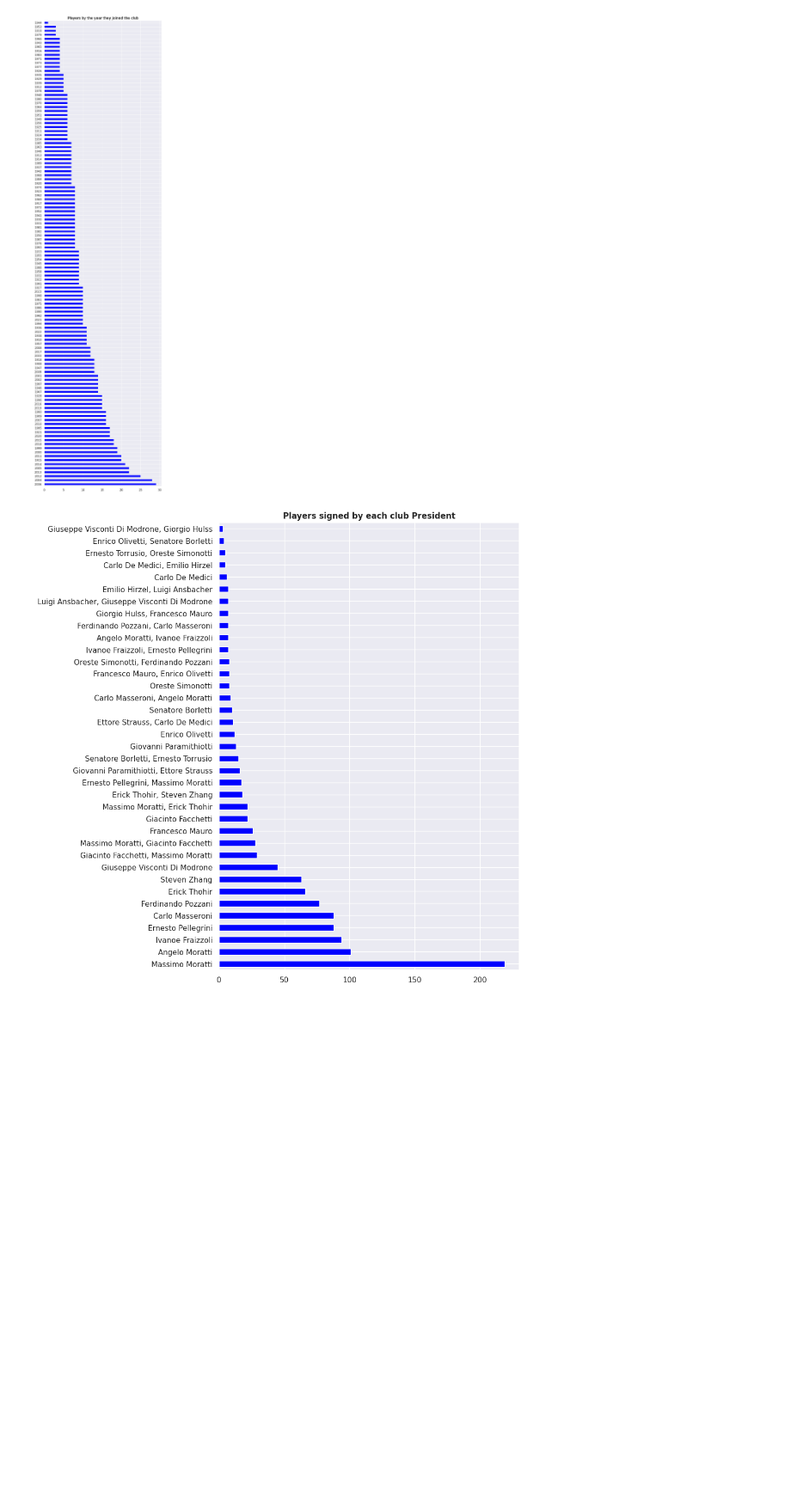
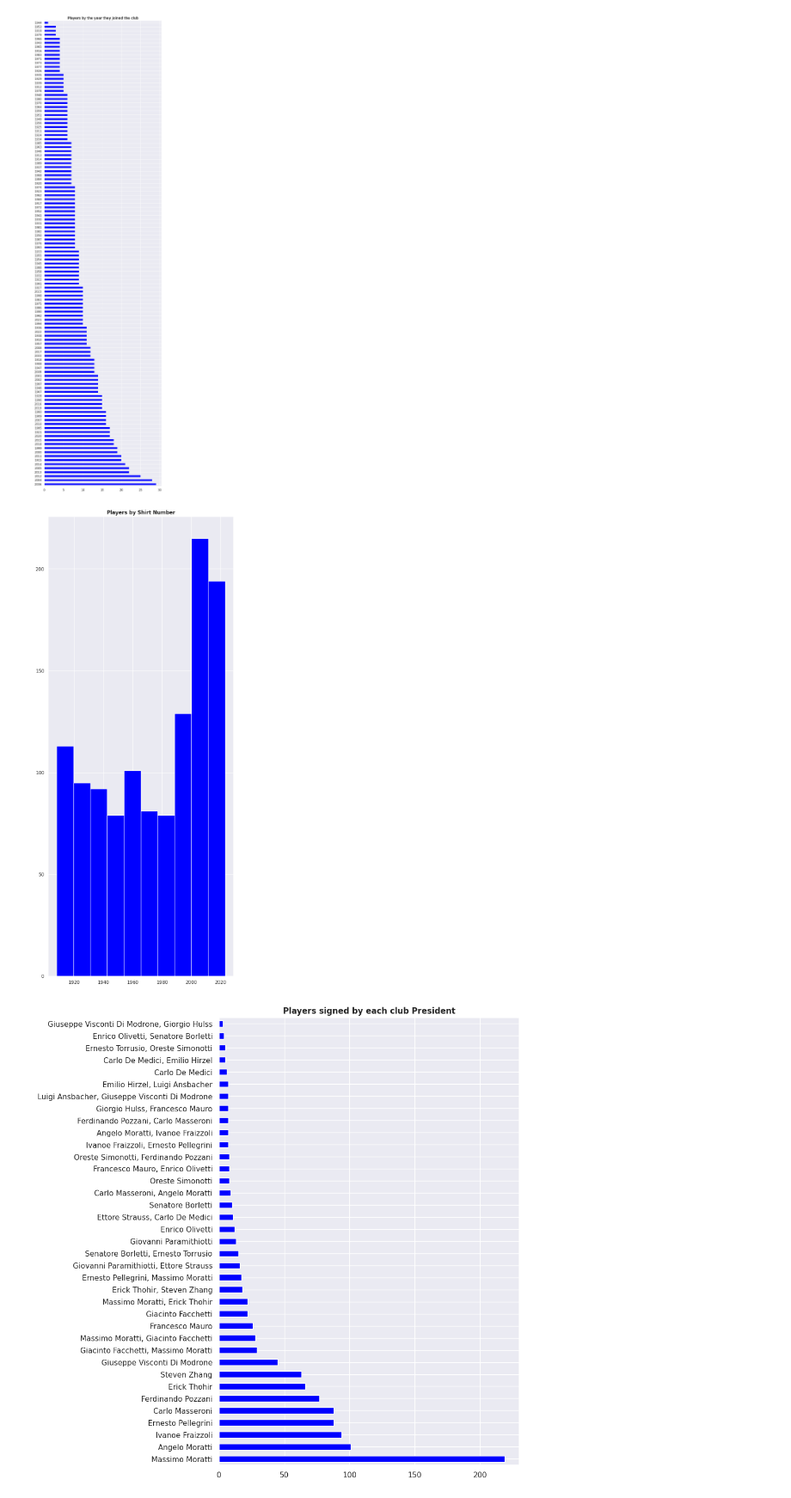
Before and after one commit to guilhermelaviola/InterMilan, a Jupyter notebook: AllPlayers.ipynb, the cells around one changed output. Shown at 86% size. Drawn from its saved outputs; the diff is of its cells as text; code cells hidden in the pictures; blank space fills up the shorter version.

Commit message:
I added an histogram.

```diff
--- a/AllPlayers.ipynb
+++ b/AllPlayers.ipynb
@@ -70,5 +70,13 @@ plt.title('Players by the year they joined the club', fontweight = 'bold')
 plt.show()
 # %% [output]
 [figure]
+# %%
+# Displaying players by shirt number:
+players['Year joined'].plot(kind = 'hist', color = 'blue', figsize = (8, 20))
+plt.ylabel(None)
+plt.title('Players by Shirt Number', fontweight = 'bold')
+plt.show()
+# %% [output]
+[figure, added]
 # %%
 # Displaying players who were signed by each club president:
```
Also changed, not shown: parts of 1 cell of this notebook.
